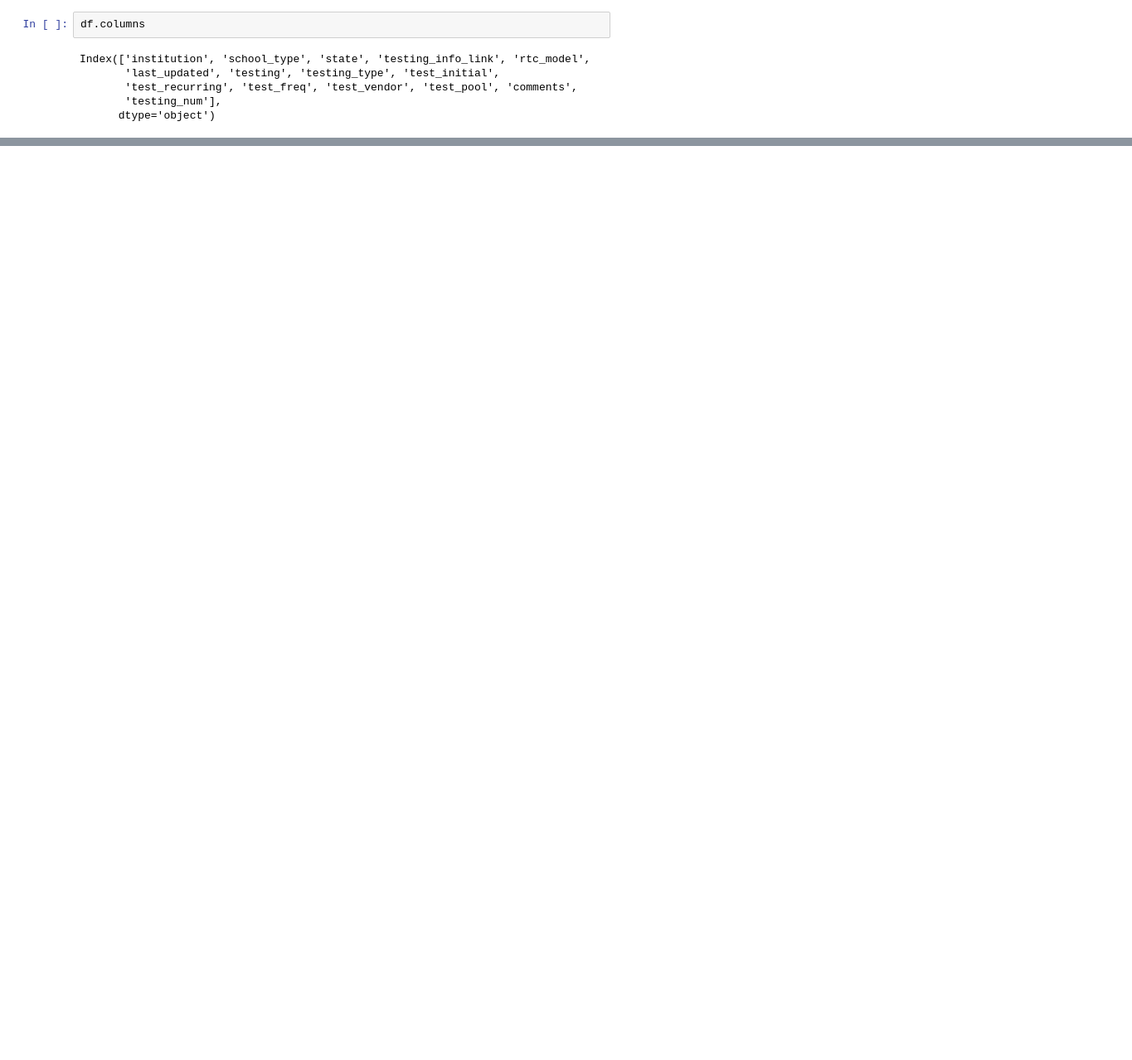
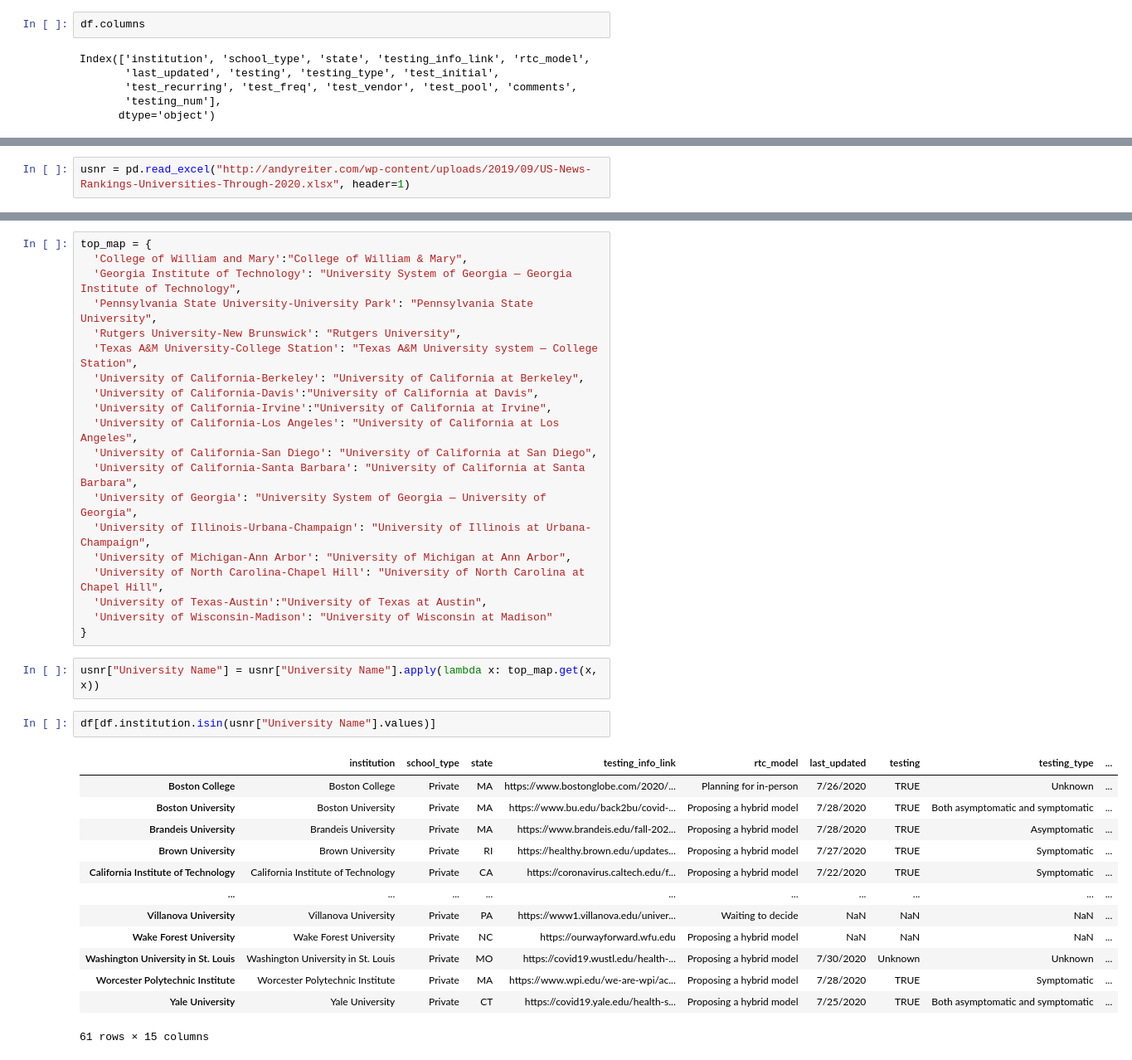
Before and after one commit to pachterlab/BTRBP_2020, a Jupyter notebook: notebooks/basic_stats.ipynb, the cells around one changed output, grey strips where cells are left out. Shown at 83% size. Drawn from its saved outputs; the diff is of its cells as text; blank space fills up the shorter version.

Commit message:
added top university maps

```diff
--- a/notebooks/basic_stats.ipynb
+++ b/notebooks/basic_stats.ipynb
@@ -199,0 +320,2 @@ Index(['institution', 'school_type', 'state', 'testing_info_link', 'rtc_model',
+# %%
+usnr = pd.read_excel("http://andyreiter.com/wp-content/uploads/2019/09/US-News-Rankings-Universities-Through-2020.xlsx", header=1)
@@ -199,0 +340,38 @@ Index(['institution', 'school_type', 'state', 'testing_info_link', 'rtc_model',
+# %%
+top_map = {
+  'College of William and Mary':"College of William & Mary",
+  'Georgia Institute of Technology': "University System of Georgia — Georgia Institute of Technology",
+  'Pennsylvania State University-University Park': "Pennsylvania State University",
+  'Rutgers University-New Brunswick': "Rutgers University",
+  'Texas A&M University-College Station': "Texas A&M University system — College Station",
+  'University of California-Berkeley': "University of California at Berkeley",
+  'University of California-Davis':"University of California at Davis",
+  'University of California-Irvine':"University of California at Irvine",
+  'University of California-Los Angeles': "University of California at Los Angeles",
+  'University of California-San Diego': "University of California at San Diego",
+  'University of California-Santa Barbara': "University of California at Santa Barbara",
+  'University of Georgia': "University System of Georgia — University of Georgia",
+  'University of Illinois-Urbana-Champaign': "University of Illinois at Urbana-Champaign",
+  'University of Michigan-Ann Arbor': "University of Michigan at Ann Arbor",
+  'University of North Carolina-Chapel Hill': "University of North Carolina at Chapel Hill",
+  'University of Texas-Austin':"University of Texas at Austin",
+  'University of Wisconsin-Madison': "University of Wisconsin at Madison"
+}
+# %%
+usnr["University Name"] = usnr["University Name"].apply(lambda x: top_map.get(x, x))
+# %%
+df[df.institution.isin(usnr["University Name"].values)]
+# %% [output]
+|  | institution | school_type | state | testing_info_link | rtc_model | last_updated | testing | testing_type | ... |
+| Boston College | Boston College | Private | MA | https://www.bostonglobe.com/2020/... | Planning for in-person | 7/26/2020 | TRUE | Unknown | ... |
+| Boston University | Boston University | Private | MA | https://www.bu.edu/back2bu/covid-... | Proposing a hybrid model | 7/28/2020 | TRUE | Both asymptomatic and symptomatic | ... |
+| Brandeis University | Brandeis University | Private | MA | https://www.brandeis.edu/fall-202... | Proposing a hybrid model | 7/28/2020 | TRUE | Asymptomatic | ... |
+| Brown University | Brown University | Private | RI | https://healthy.brown.edu/updates... | Proposing a hybrid model | 7/27/2020 | TRUE | Symptomatic | ... |
+| California Institute of Technology | California Institute of Technology | Private | CA | https://coronavirus.caltech.edu/f... | Proposing a hybrid model | 7/22/2020 | TRUE | Symptomatic | ... |
+| ... | ... | ... | ... | ... | ... | ... | ... | ... | ... |
+| Villanova University | Villanova University | Private | PA | https://www1.villanova.edu/univer... | Waiting to decide | NaN | NaN | NaN | ... |
+| Wake Forest University | Wake Forest University | Private | NC | https://ourwayforward.wfu.edu | Proposing a hybrid model | NaN | NaN | NaN | ... |
+| Washington University in St. Louis | Washington University in St. Louis | Private | MO | https://covid19.wustl.edu/health-... | Proposing a hybrid model | 7/30/2020 | Unknown | Unknown | ... |
+| Worcester Polytechnic Institute | Worcester Polytechnic Institute | Private | MA | https://www.wpi.edu/we-are-wpi/ac... | Proposing a hybrid model | 7/28/2020 | TRUE | Symptomatic | ... |
+| Yale University | Yale University | Private | CT | https://covid19.yale.edu/health-s... | Proposing a hybrid model | 7/25/2020 | TRUE | Both asymptomatic and symptomatic | ... |
+61 rows × 15 columns
```
Also changed, not shown: parts of 15 cells of this notebook.
